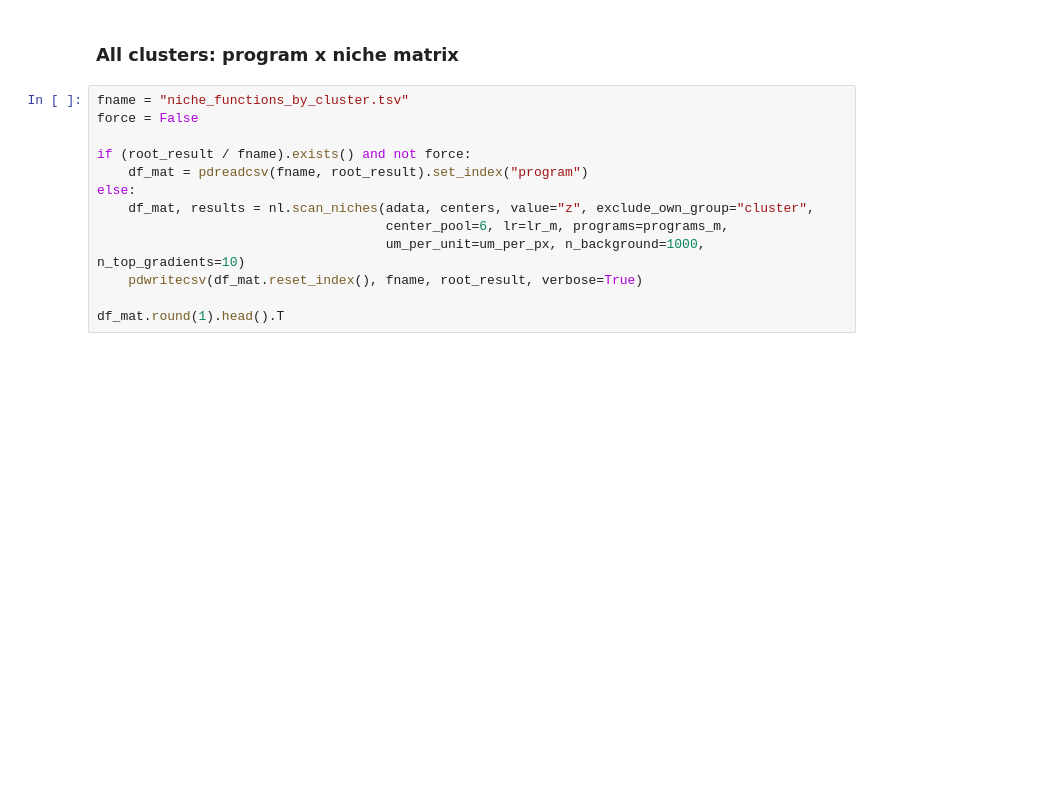
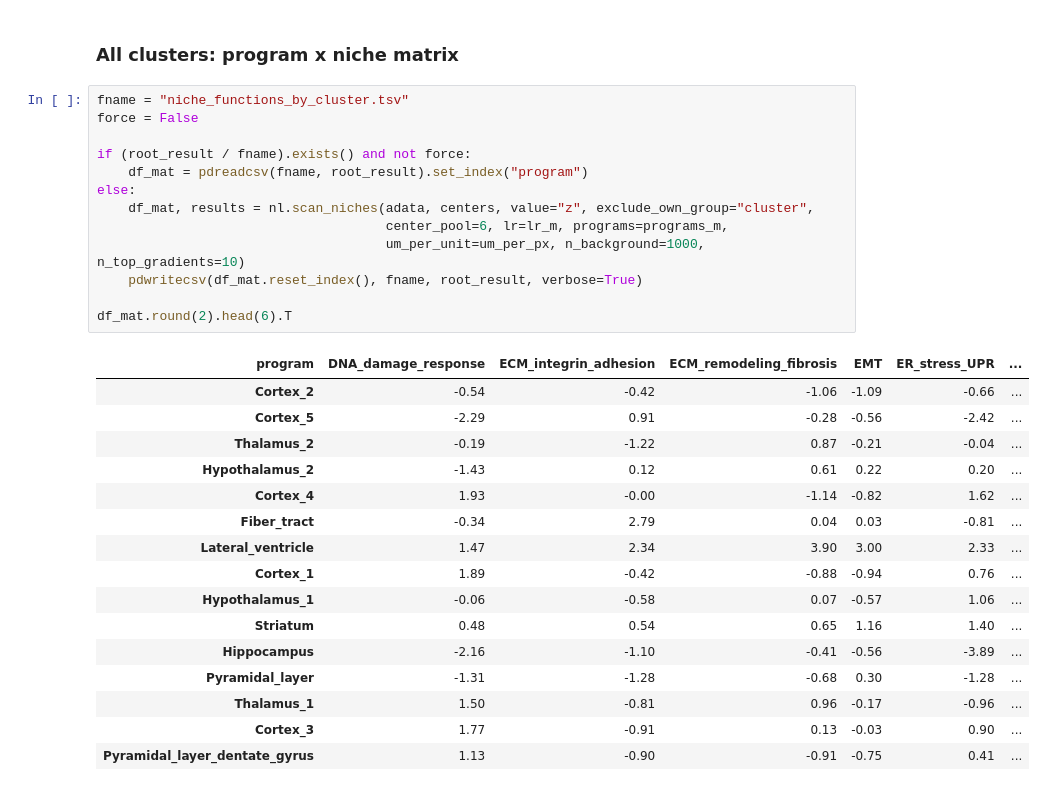
Before and after one commit to flalix/cell_cell_communication, a Jupyter notebook: notebooks/squid03_niche_LigRec_programs.ipynb, the cells around one changed output. Drawn from its saved outputs; the diff is of its cells as text; blank space fills up the shorter version.

```diff
--- a/notebooks/squid03_niche_LigRec_programs.ipynb
+++ b/notebooks/squid03_niche_LigRec_programs.ipynb
@@ -329,16 +415,33 @@ if filename_lr.exists():
 # %%
 fname = "niche_functions_by_cluster.tsv"
 force = False
 
 if (root_result / fname).exists() and not force:
     df_mat = pdreadcsv(fname, root_result).set_index("program")
 else:
     df_mat, results = nl.scan_niches(adata, centers, value="z", exclude_own_group="cluster",
                                      center_pool=6, lr=lr_m, programs=programs_m,
                                      um_per_unit=um_per_px, n_background=1000, n_top_gradients=10)
     pdwritecsv(df_mat.reset_index(), fname, root_result, verbose=True)
 
-df_mat.round(1).head().T
+df_mat.round(2).head(6).T
+# %% [output]
+| program | DNA_damage_response | ECM_integrin_adhesion | ECM_remodeling_fibrosis | EMT | ER_stress_UPR | ... |
+| Cortex_2 | -0.54 | -0.42 | -1.06 | -1.09 | -0.66 | ... |
+| Cortex_5 | -2.29 | 0.91 | -0.28 | -0.56 | -2.42 | ... |
+| Thalamus_2 | -0.19 | -1.22 | 0.87 | -0.21 | -0.04 | ... |
+| Hypothalamus_2 | -1.43 | 0.12 | 0.61 | 0.22 | 0.20 | ... |
+| Cortex_4 | 1.93 | -0.00 | -1.14 | -0.82 | 1.62 | ... |
+| Fiber_tract | -0.34 | 2.79 | 0.04 | 0.03 | -0.81 | ... |
+| Lateral_ventricle | 1.47 | 2.34 | 3.90 | 3.00 | 2.33 | ... |
+| Cortex_1 | 1.89 | -0.42 | -0.88 | -0.94 | 0.76 | ... |
+| Hypothalamus_1 | -0.06 | -0.58 | 0.07 | -0.57 | 1.06 | ... |
+| Striatum | 0.48 | 0.54 | 0.65 | 1.16 | 1.40 | ... |
+| Hippocampus | -2.16 | -1.10 | -0.41 | -0.56 | -3.89 | ... |
+| Pyramidal_layer | -1.31 | -1.28 | -0.68 | 0.30 | -1.28 | ... |
+| Thalamus_1 | 1.50 | -0.81 | 0.96 | -0.17 | -0.96 | ... |
+| Cortex_3 | 1.77 | -0.91 | 0.13 | -0.03 | 0.90 | ... |
+| Pyramidal_layer_dentate_gyrus | 1.13 | -0.90 | -0.91 | -0.75 | 0.41 | ... |
 # %%
 import seaborn as sns
 
```
Also changed, not shown: parts of 10 cells of this notebook, 2 other files.
